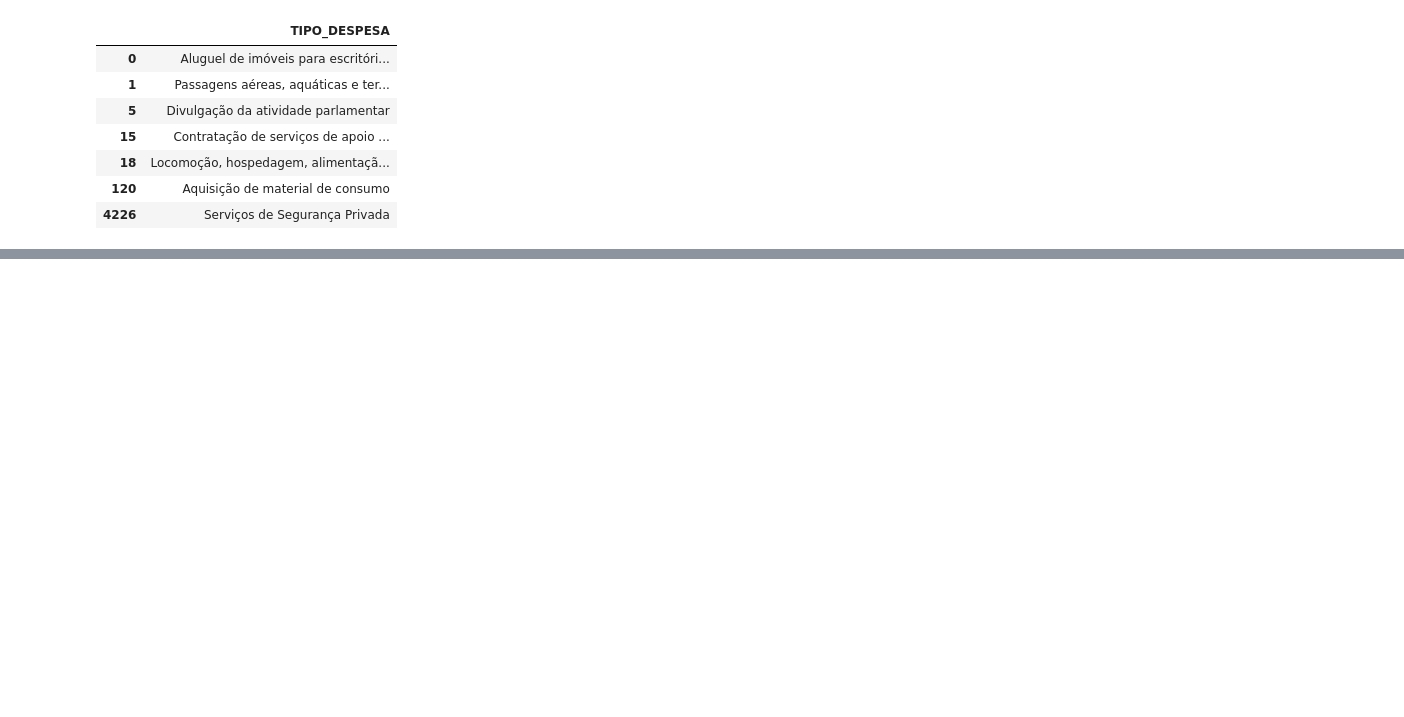
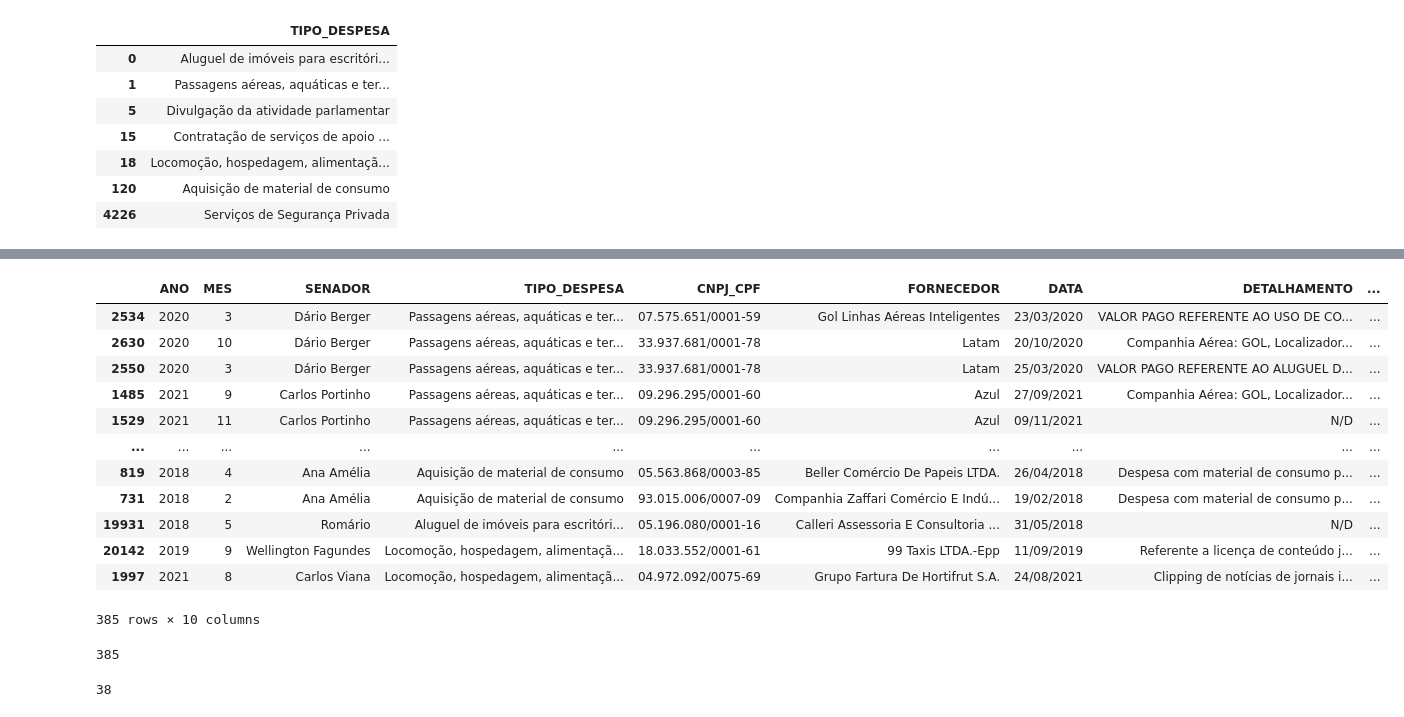
Before and after one commit to ismailymendes/ceaps, a Jupyter notebook: ceaps.ipynb, the cells around one changed output, grey strips where cells are left out. Cells and saved outputs as stored; diff of their text form; code cells hidden in the pictures; blank space fills up the shorter version.

```diff
--- a/ceaps.ipynb
+++ b/ceaps.ipynb
@@ -317,0 +380,26 @@ ceaps[['TIPO_DESPESA']].drop_duplicates()
+# %%
+ceaps[ceaps.VALOR_REEMBOLSADO < 10].sort_values(by='VALOR_REEMBOLSADO')
+# %% [output]
+|  | ANO | MES | SENADOR | TIPO_DESPESA | CNPJ_CPF | FORNECEDOR | DATA | DETALHAMENTO | ... |
+| 2534 | 2020 | 3 | Dário Berger | Passagens aéreas, aquáticas e ter... | 07.575.651/0001-59 | Gol Linhas Aéreas Inteligentes | 23/03/2020 | VALOR PAGO REFERENTE AO USO DE CO... | ... |
+| 2630 | 2020 | 10 | Dário Berger | Passagens aéreas, aquáticas e ter... | 33.937.681/0001-78 | Latam | 20/10/2020 | Companhia Aérea: GOL, Localizador... | ... |
+| 2550 | 2020 | 3 | Dário Berger | Passagens aéreas, aquáticas e ter... | 33.937.681/0001-78 | Latam | 25/03/2020 | VALOR PAGO REFERENTE AO ALUGUEL D... | ... |
+| 1485 | 2021 | 9 | Carlos Portinho | Passagens aéreas, aquáticas e ter... | 09.296.295/0001-60 | Azul | 27/09/2021 | Companhia Aérea: GOL, Localizador... | ... |
+| 1529 | 2021 | 11 | Carlos Portinho | Passagens aéreas, aquáticas e ter... | 09.296.295/0001-60 | Azul | 09/11/2021 | N/D | ... |
+| ... | ... | ... | ... | ... | ... | ... | ... | ... | ... |
+| 819 | 2018 | 4 | Ana Amélia | Aquisição de material de consumo | 05.563.868/0003-85 | Beller Comércio De Papeis LTDA. | 26/04/2018 | Despesa com material de consumo p... | ... |
+| 731 | 2018 | 2 | Ana Amélia | Aquisição de material de consumo | 93.015.006/0007-09 | Companhia Zaffari Comércio E Indú... | 19/02/2018 | Despesa com material de consumo p... | ... |
+| 19931 | 2018 | 5 | Romário | Aluguel de imóveis para escritóri... | 05.196.080/0001-16 | Calleri Assessoria E Consultoria ... | 31/05/2018 | N/D | ... |
+| 20142 | 2019 | 9 | Wellington Fagundes | Locomoção, hospedagem, alimentaçã... | 18.033.552/0001-61 | 99 Taxis LTDA.-Epp | 11/09/2019 | Referente a licença de conteúdo j... | ... |
+| 1997 | 2021 | 8 | Carlos Viana | Locomoção, hospedagem, alimentaçã... | 04.972.092/0075-69 | Grupo Fartura De Hortifrut S.A. | 24/08/2021 | Clipping de notícias de jornais i... | ... |
+385 rows × 10 columns
+# %%
+# Quantos valores abaixo de 10 reais existem
+ceaps[ceaps.VALOR_REEMBOLSADO < 10].shape[0]
+# %% [output]
+385
+# %%
+# Quantos valores acima de 40 mil reais existem
+ceaps[ceaps.VALOR_REEMBOLSADO > 40000].shape[0]
+# %% [output]
+38
```
Also changed, not shown: parts of 18 cells of this notebook.
